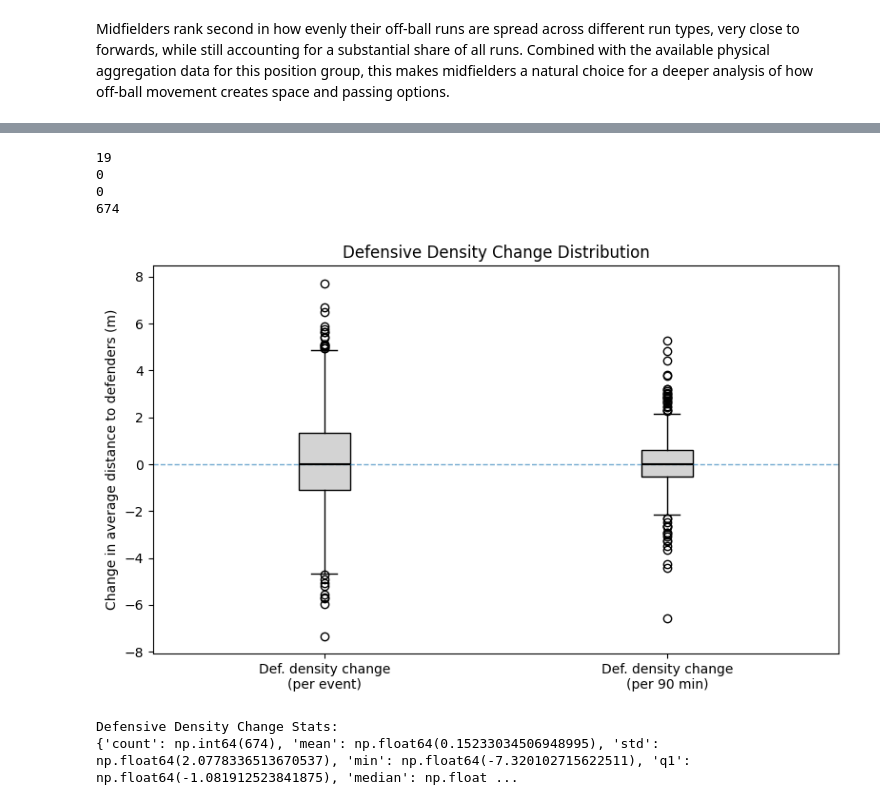
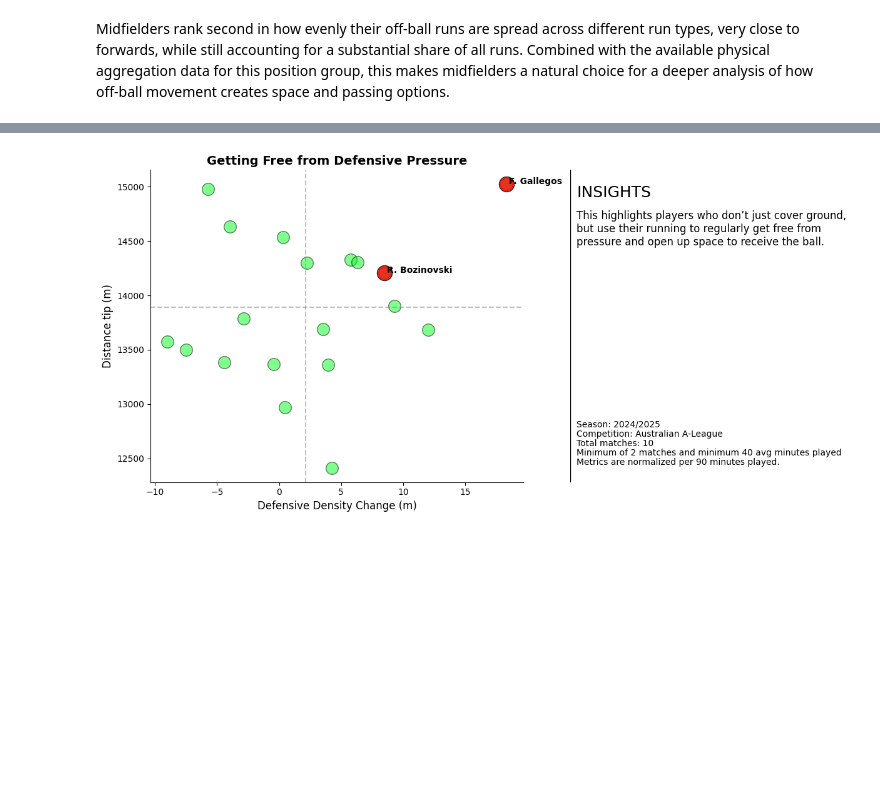
Before and after one commit to GabrielGausachs/analytics_cup_research, a Jupyter notebook: submission.ipynb, the cells around one changed output, grey strips where cells are left out. Cells and saved outputs as stored; diff of their text form; code cells hidden in the pictures; blank space fills up the shorter version.

Commit message:
scatterplot

```diff
--- a/submission.ipynb
+++ b/submission.ipynb
@@ -49,13 +32,0 @@ Name: def_density_change_per90min, Length: 674, dtype: float64
-# %%
-# print unique player ids
-print(len(mid_obr["player_id"].unique()))
-
-# print number of nan values in def_density_change_per90min
-print(mid_obr["def_density_change_per90min"].isna().sum())
-print(mid_obr["def_density_change"].isna().sum())
-print(len(mid_obr))
-# %% [output]
-19
-0
-0
-674
@@ -107,4 +32,0 @@ def plot_def_density_boxplots(df: pd.DataFrame) -> None:
-# %%
-plot_def_density_boxplots(mid_obr)
-# %% [output]
-[figure, removed]
@@ -142,8 +33,4 @@ def boxplot_stats(series: pd.Series) -> dict:
-# %%
-stats_def_density = boxplot_stats(mid_obr["def_density_change"])
-
-print("Defensive Density Change Stats:")
-print(stats_def_density)
-# %% [output]
-Defensive Density Change Stats:
-{'count': np.int64(674), 'mean': np.float64(0.15233034506948995), 'std': np.float64(2.0778336513670537), 'min': np.float64(-7.320102715622511), 'q1': np.float64(-1.081912523841875), 'median': np.float ...
+# %%
+a_ddc_distance_player(dynamic_events_all, all_tracking, all_metadata, data_path, min_matches=2, min_avg_minutes_played=40)
+# %% [output]
+[figure, added]
```
Also changed, not shown: parts of 4 cells of this notebook, 3 other files.
